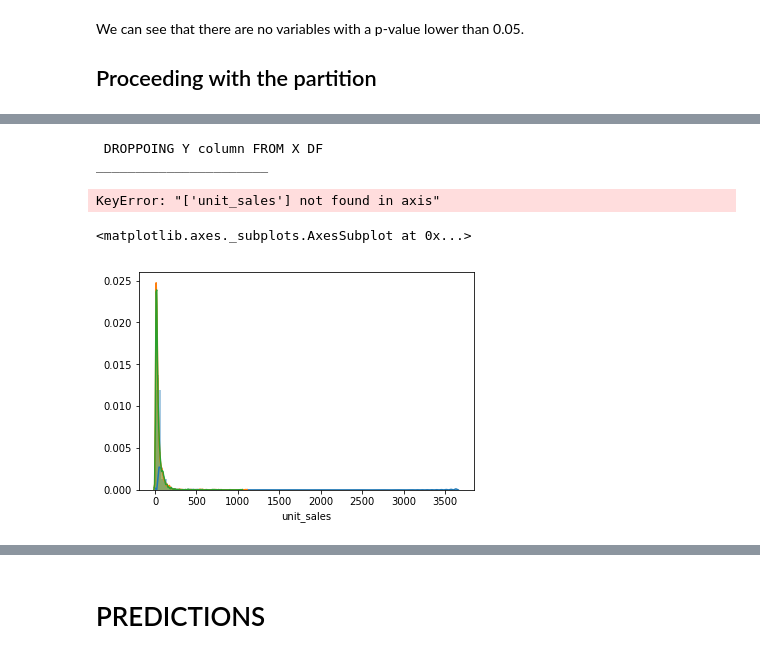
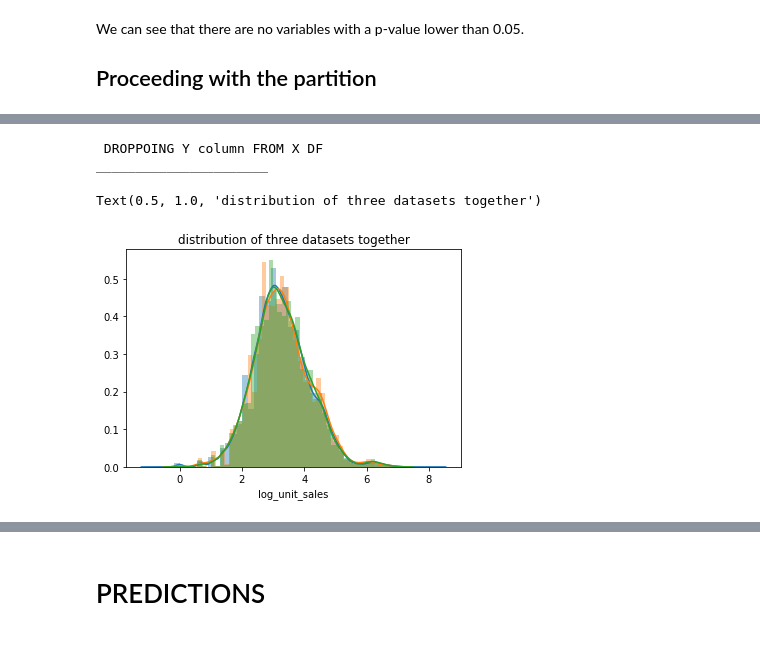
Before and after one commit to arielmuriels/-Favorita, a Jupyter notebook: TCDS-Final Project - Favorita - NoteBook NO.1 TRAIN_DATA.ipynb, the cells around one changed output, grey strips where cells are left out. Drawn from its saved outputs; the diff is of its cells as text; code cells hidden in the pictures.

```diff
--- a/TCDS-Final Project - Favorita - NoteBook NO.1 TRAIN_DATA.ipynb
+++ b/TCDS-Final Project - Favorita - NoteBook NO.1 TRAIN_DATA.ipynb
@@ -1047,6 +1066,10 @@ FF_X.head()
 # Variable Selection using
 # %% [markdown]
 ## Univariable Analysis
+# %%
+FF_X['log_unit_sales']=np.log(FF_X['unit_sales'])
+# %%
+FF_X=FF_X.loc[:, FF_X.columns != 'unit_sales']
 # %% [markdown]
 ## Multivariable Analysis
 # %%
@@ -1318,22 +1354,33 @@ check for number of vars if no. of models supported is >= 4 :  5
 # %%
 FF_X_FINAL1=FF_X.loc[:,['Toal_trans_store_day',
+ 'perishable',
+ 'dcoilwtico',
+ 'dcoilwtico_15',
+ 'dcoilwtico_30',
+ 'ratio_curr_15',
+ 'ratio_curr_30',
+ 'month_12',
  'family_CLEANING',
- 'family_DAIRY',
  'family_DELI',
- 'family_EGGS',
- 'family_FROZEN FOODS',
+ 'family_GROCERY I',
  'family_POULTRY',
  'family_PREPARED FOODS',
  'class_1014',
+ 'class_1028',
+ 'class_1032',
  'class_1072',
+ 'class_1080',
+ 'class_1096',
  'class_1120',
+ 'class_1122',
  'class_1124',
+ 'class_2124',
+ 'class_2302',
  'class_2306',
  'class_2416',
- 'class_2502',
- 'class_2708',
+ 'class_2630',
  'class_2960',
- 'class_3034','unit_sales']]
+ 'class_3034','log_unit_sales']]
 # %%
 FF_X_FINAL1.head(3)
 # %% [output]
@@ -1366,7 +1413,7 @@ from random import seed, shuffle
 
 var_a = pd.DataFrame()
 a=3
-i = 7001
+i = 7007
 while a !=0:
 
     seed(i)
@@ -1501,20 +1534,21 @@ print(' ')
 print(' DROPPOING Y column FROM X DF ')
 print('______________________')
 
-X_train = X_train.drop('unit_sales',axis=1)
-X_dev = X_dev.drop('unit_sales',axis=1)
-X_test = X_test.drop('unit_sales',axis=1)
+X_train = X_train.drop('log_unit_sales',axis=1)
+X_dev = X_dev.drop('log_unit_sales',axis=1)
+X_test = X_test.drop('log_unit_sales',axis=1)
 # %% [output]
  DROPPOING Y column FROM X DF
 ______________________
-KeyError: "['unit_sales'] not found in axis"
 # %%
 sns.distplot(y_train,label="train")
 sns.distplot(y_dev,label="dev")
 sns.distplot(y_test,label="test")
+
+plt.title('distribution of three datasets together', fontsize=12)
 # %% [output]
-<matplotlib.axes._subplots.AxesSubplot at 0x...>
+Text(0.5, 1.0, 'distribution of three datasets together')
-[figure, old version]
+[figure, new version]
 # %%
 sns.distplot(y_train,label="train",color='blue')
 # %% [output]
```
Also changed, not shown: parts of 61 cells of this notebook, 2 other files.
